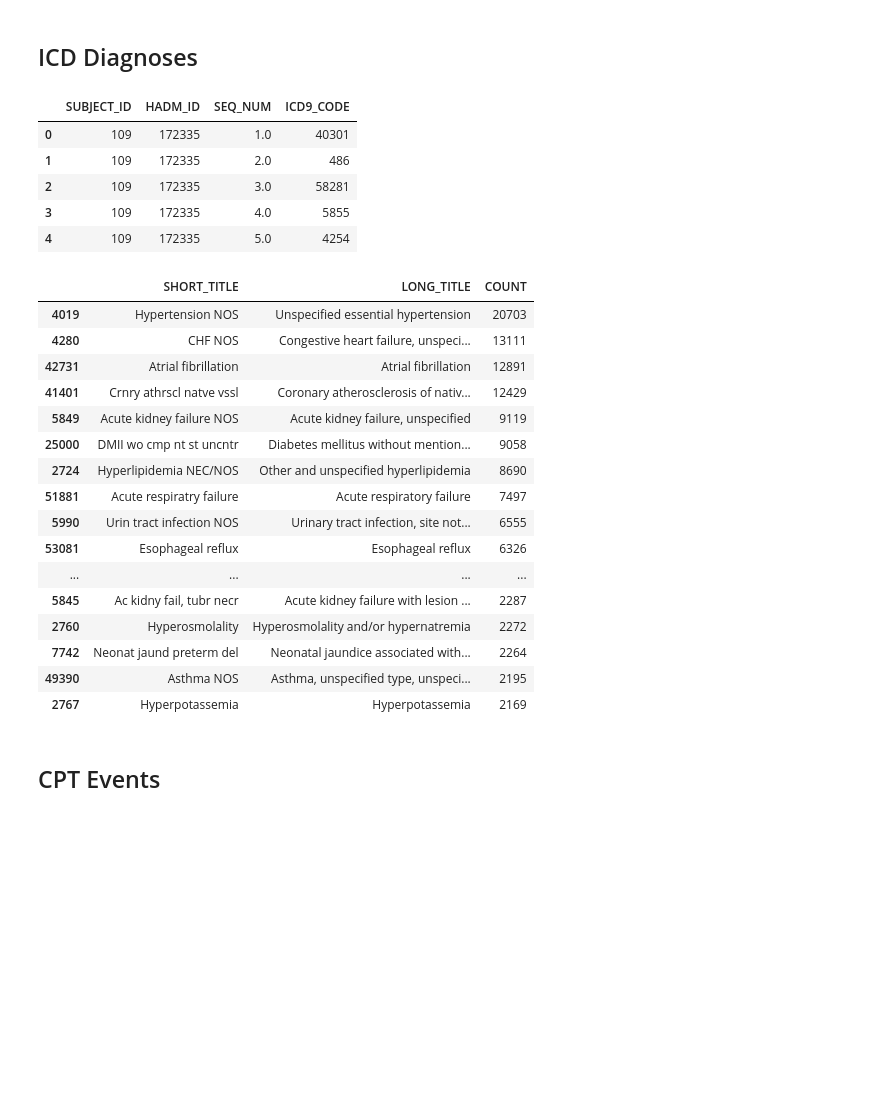
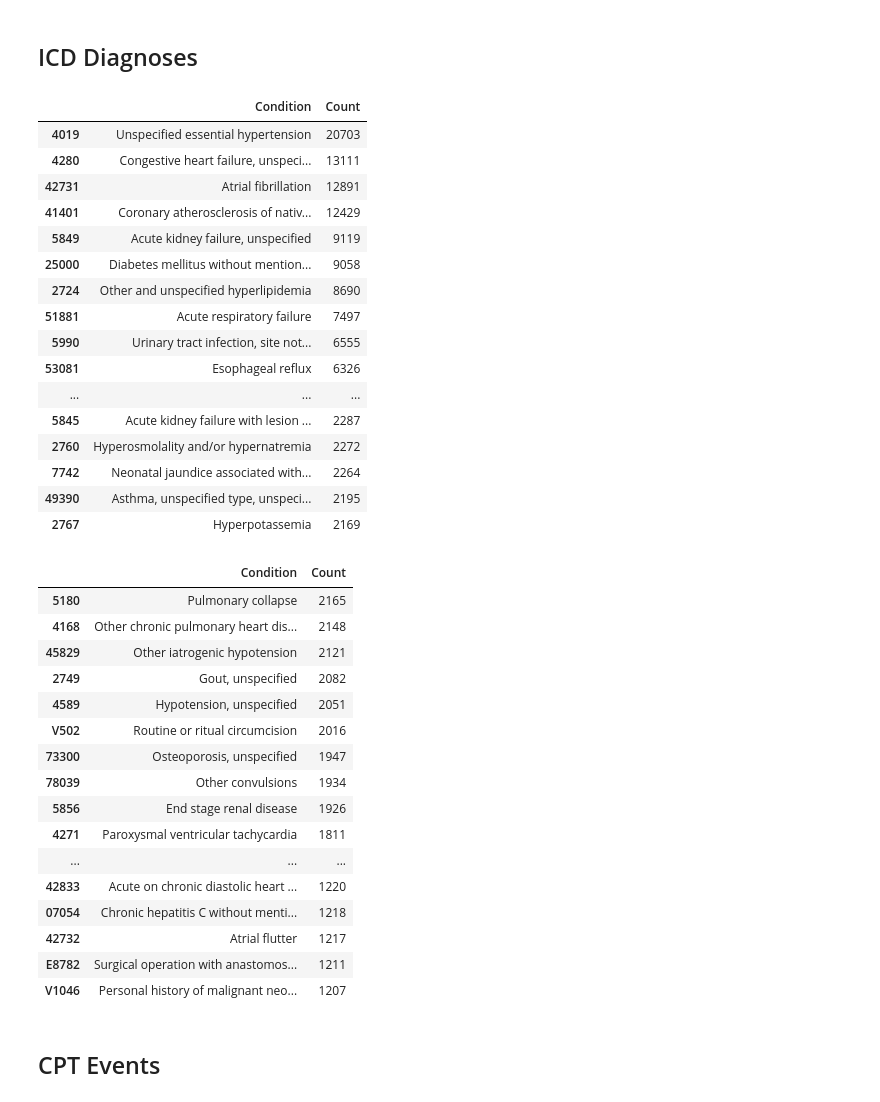
Before and after one commit to kuprel/blood-pressure, a Jupyter notebook: notebooks/index_clinical_data.ipynb, the cells around one changed output. Saved outputs shown, nothing was run; the diff lists cells and outputs as text; code cells hidden in the pictures; blank space fills up the shorter version.

```diff
--- a/notebooks/index_clinical_data.ipynb
+++ b/notebooks/index_clinical_data.ipynb
@@ -5,45 +5,59 @@ import pandas
 import numpy
 from matplotlib import pyplot
 # %%
-# path = '/scr-ssd/mimic/clinic-data/{}.csv'
-root = '/scr-ssd/mimic/'
-clinic_file = lambda i: root + 'clinic-data/{}.csv'.format(i.upper())
+root = '/scr1/mimic/'
+clinic_file = lambda i: root + 'clinic/{}.csv'.format(i.upper())
 # %% [markdown]
 ## ICD Diagnoses
 # %%
 diagnoses_info = pandas.read_csv(clinic_file('d_icd_diagnoses'))
 diagnoses_info = diagnoses_info.drop(columns='ROW_ID').set_index('ICD9_CODE')
+diagnoses_info.rename(columns={'LONG_TITLE': 'Condition'}, inplace=True)
 diagnoses = pandas.read_csv(clinic_file('diagnoses_icd')).drop(columns='ROW_ID')
-diagnoses[:5]
+counts = diagnoses['ICD9_CODE'].value_counts()
+counts = pandas.concat([
+    diagnoses_info.reindex(counts.index)[['Condition']],
+    pandas.Series(counts, name='Count')
+], axis=1)
+counts[:50]
 # %% [output]
-|  | SUBJECT_ID | HADM_ID | SEQ_NUM | ICD9_CODE |
-| 0 | 109 | 172335 | 1.0 | 40301 |
-| 1 | 109 | 172335 | 2.0 | 486 |
-| 2 | 109 | 172335 | 3.0 | 58281 |
-| 3 | 109 | 172335 | 4.0 | 5855 |
-| 4 | 109 | 172335 | 5.0 | 4254 |
+|  | Condition | Count |
+| 4019 | Unspecified essential hypertension | 20703 |
+| 4280 | Congestive heart failure, unspeci... | 13111 |
+| 42731 | Atrial fibrillation | 12891 |
+| 41401 | Coronary atherosclerosis of nativ... | 12429 |
+| 5849 | Acute kidney failure, unspecified | 9119 |
+| 25000 | Diabetes mellitus without mention... | 9058 |
+| 2724 | Other and unspecified hyperlipidemia | 8690 |
+| 51881 | Acute respiratory failure | 7497 |
+| 5990 | Urinary tract infection, site not... | 6555 |
+| 53081 | Esophageal reflux | 6326 |
+| ... | ... | ... |
+| 5845 | Acute kidney failure with lesion ... | 2287 |
+| 2760 | Hyperosmolality and/or hypernatremia | 2272 |
+| 7742 | Neonatal jaundice associated with... | 2264 |
+| 49390 | Asthma, unspecified type, unspeci... | 2195 |
+| 2767 | Hyperpotassemia | 2169 |
-# %%
-counts = diagnoses['ICD9_CODE'].value_counts()
-counts = pandas.concat([diagnoses_info.reindex(counts.index), pandas.Series(counts, name='COUNT')], axis=1)
-counts[:50]
-# %% [output]
-|  | SHORT_TITLE | LONG_TITLE | COUNT |
-| 4019 | Hypertension NOS | Unspecified essential hypertension | 20703 |
-| 4280 | CHF NOS | Congestive heart failure, unspeci... | 13111 |
-| 42731 | Atrial fibrillation | Atrial fibrillation | 12891 |
-| 41401 | Crnry athrscl natve vssl | Coronary atherosclerosis of nativ... | 12429 |
-| 5849 | Acute kidney failure NOS | Acute kidney failure, unspecified | 9119 |
-| 25000 | DMII wo cmp nt st uncntr | Diabetes mellitus without mention... | 9058 |
-| 2724 | Hyperlipidemia NEC/NOS | Other and unspecified hyperlipidemia | 8690 |
-| 51881 | Acute respiratry failure | Acute respiratory failure | 7497 |
-| 5990 | Urin tract infection NOS | Urinary tract infection, site not... | 6555 |
-| 53081 | Esophageal reflux | Esophageal reflux | 6326 |
-| ... | ... | ... | ... |
-| 5845 | Ac kidny fail, tubr necr | Acute kidney failure with lesion ... | 2287 |
-| 2760 | Hyperosmolality | Hyperosmolality and/or hypernatremia | 2272 |
-| 7742 | Neonat jaund preterm del | Neonatal jaundice associated with... | 2264 |
-| 49390 | Asthma NOS | Asthma, unspecified type, unspeci... | 2195 |
-| 2767 | Hyperpotassemia | Hyperpotassemia | 2169 |
+# %%
+counts[50:100]
+# %% [output]
+|  | Condition | Count |
+| 5180 | Pulmonary collapse | 2165 |
+| 4168 | Other chronic pulmonary heart dis... | 2148 |
+| 45829 | Other iatrogenic hypotension | 2121 |
+| 2749 | Gout, unspecified | 2082 |
+| 4589 | Hypotension, unspecified | 2051 |
+| V502 | Routine or ritual circumcision | 2016 |
+| 73300 | Osteoporosis, unspecified | 1947 |
+| 78039 | Other convulsions | 1934 |
+| 5856 | End stage renal disease | 1926 |
+| 4271 | Paroxysmal ventricular tachycardia | 1811 |
+| ... | ... | ... |
+| 42833 | Acute on chronic diastolic heart ... | 1220 |
+| 07054 | Chronic hepatitis C without menti... | 1218 |
+| 42732 | Atrial flutter | 1217 |
+| E8782 | Surgical operation with anastomos... | 1211 |
+| V1046 | Personal history of malignant neo... | 1207 |
 # %% [markdown]
 ## CPT Events
 # %%
```
Also changed, not shown: 13 other files.
